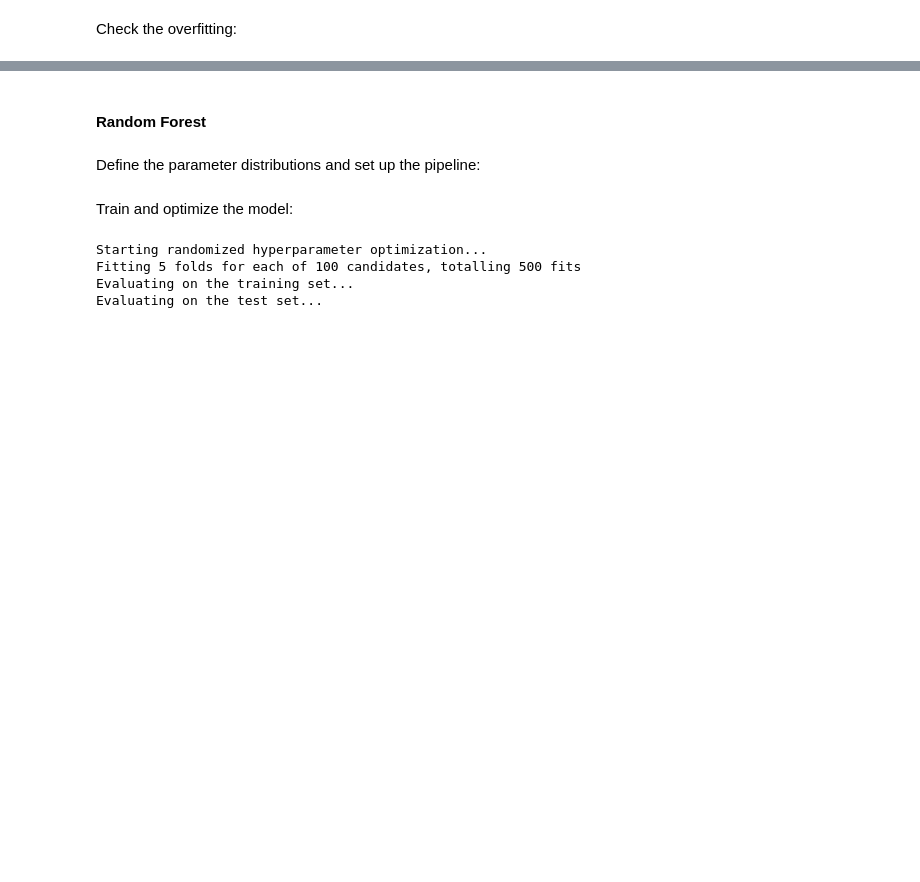
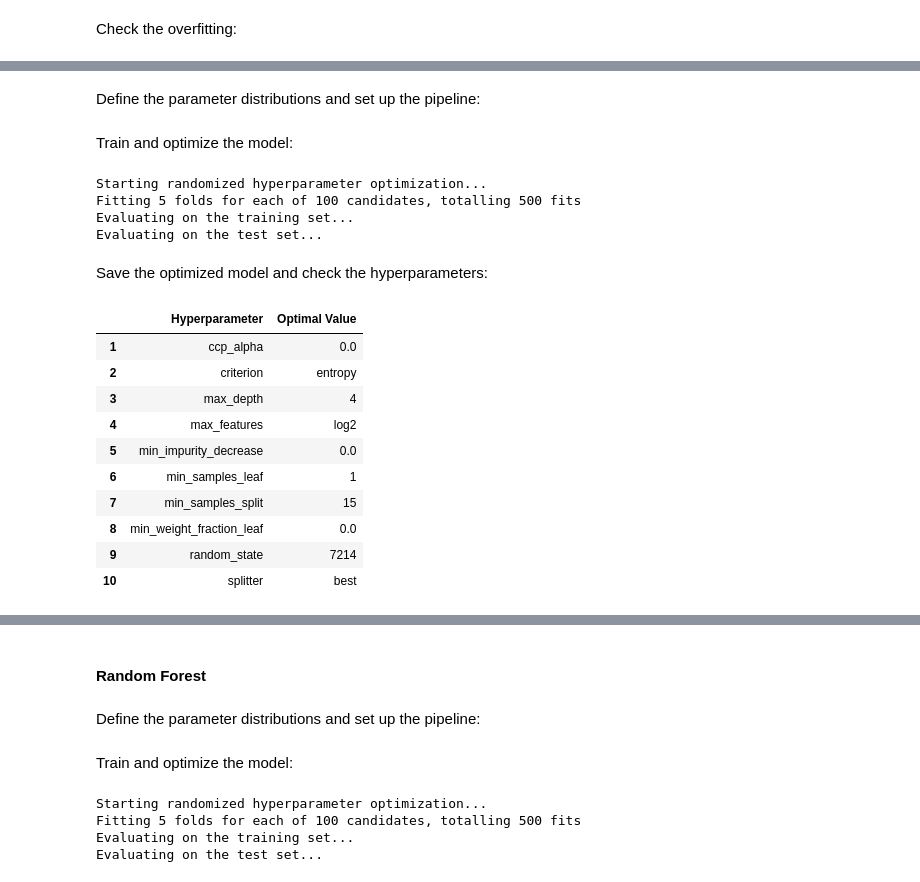
Before and after one commit to MiguelGomGar/TFM, a Jupyter notebook: notebooks/clinical_models_testing.ipynb, the cells around one changed output, grey strips where cells are left out. Drawn from its saved outputs; the diff is of its cells as text; code cells hidden in the pictures; blank space fills up the shorter version.

```diff
--- a/notebooks/clinical_models_testing.ipynb
+++ b/notebooks/clinical_models_testing.ipynb
@@ -322,0 +360,2 @@ plot_overfitting_bars(df_cv_results=cv_results_SVM,
+# %% [markdown]
+Define the parameter distributions and set up the pipeline:
@@ -322,0 +379,39 @@ plot_overfitting_bars(df_cv_results=cv_results_SVM,
+# %% [markdown]
+Train and optimize the model:
+# %%
+(
+optimized_DT,
+cv_results_DT,
+fpr_DT, tpr_DT,
+precs_DT, recs_DT
+) = optimize_model_random_search(
+    pipeline=pipe_DT,
+    param_distributions=params_dist_DT,
+    X_train=X_train, y_train=y_train,
+    X_test=X_test, y_test=y_test,
+    metrics_dict=scoring_dict,
+    cv=my_cv,
+    n_iter=100,
+    seed=seed
+    )
+# %% [output]
+Starting randomized hyperparameter optimization...
+Fitting 5 folds for each of 100 candidates, totalling 500 fits
+Evaluating on the training set...
+Evaluating on the test set...
+# %% [markdown]
+Save the optimized model and check the hyperparameters:
+# %%
+save_model(fitted_pipeline=optimized_DT, output_dir=results_path, identifier="DT")
+# %% [output]
+|  | Hyperparameter | Optimal Value |
+| 1 | ccp_alpha | 0.0 |
+| 2 | criterion | entropy |
+| 3 | max_depth | 4 |
+| 4 | max_features | log2 |
+| 5 | min_impurity_decrease | 0.0 |
+| 6 | min_samples_leaf | 1 |
+| 7 | min_samples_split | 15 |
+| 8 | min_weight_fraction_leaf | 0.0 |
+| 9 | random_state | 7214 |
+| 10 | splitter | best |
```
Also changed, not shown: parts of 53 cells of this notebook, 4 other files.
